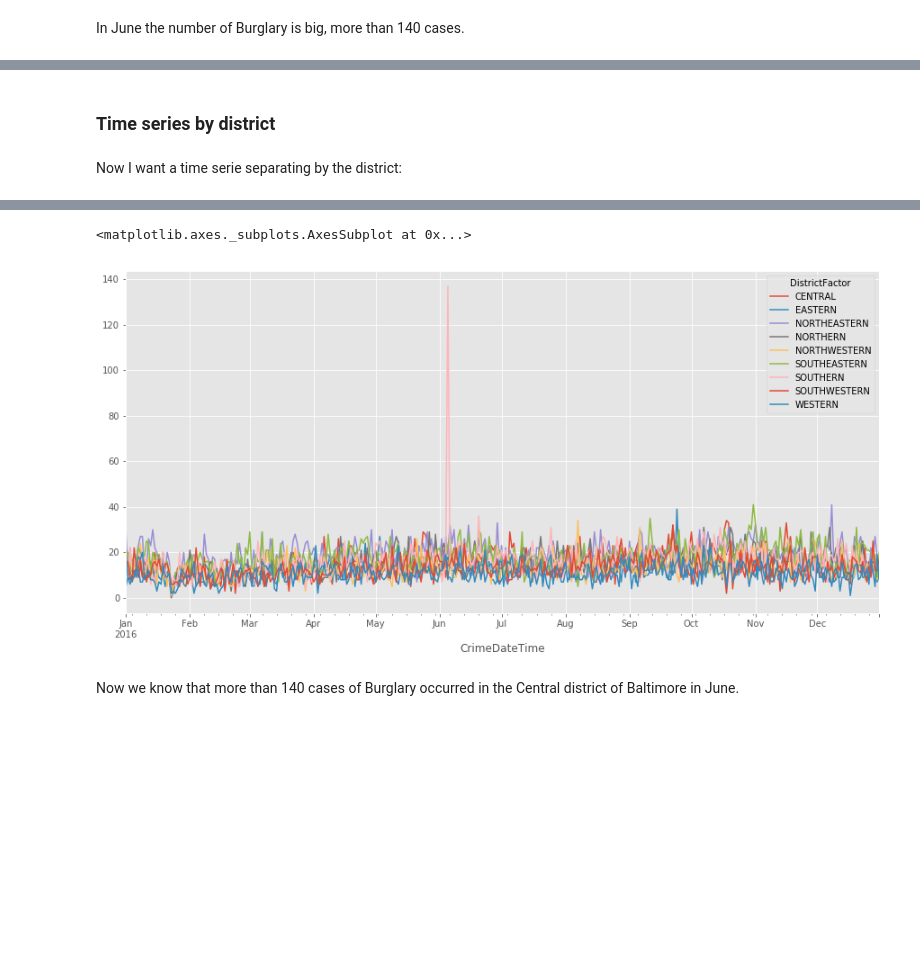
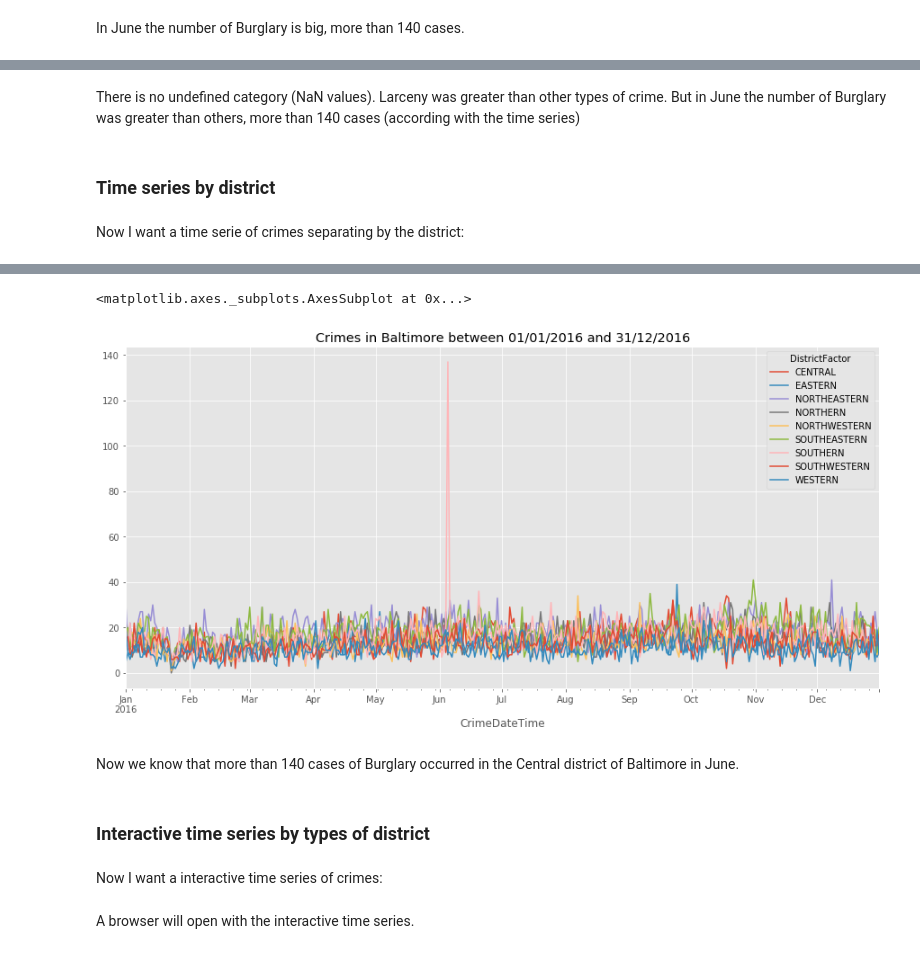
Before and after one commit to rmmariano/CAP386_intro_data_science, a Jupyter notebook: projeto/crimes_baltimore/crimes_baltimore.ipynb, the cells around one changed output, grey strips where cells are left out. Drawn from its saved outputs; the diff is of its cells as text; code cells hidden in the pictures; blank space fills up the shorter version.

```diff
--- a/projeto/crimes_baltimore/crimes_baltimore.ipynb
+++ b/projeto/crimes_baltimore/crimes_baltimore.ipynb
@@ -244,6 +223,3 @@ The number os Premise and Neighborhood are big, so it's not necessary for now, l
-# %%
-df_crimes = df_crimes.drop('PremiseFactor', 1)
-df_crimes = df_crimes.drop('NeighborhoodFactor', 1)
 # %% [markdown]
 ## Convert the date in string to datetime
 # %% [markdown]
@@ -777,7 +907,11 @@ In June the number of Burglary is big, more than 140 cases.
+# %% [markdown]
+There is no undefined category (NaN values).
+Larceny was greater than other types of crime.
+But in June the number of Burglary was greater than others, more than 140 cases (according with the time series)
 # %% [markdown]
 ### Time series by district
 # %% [markdown]
-Now I want a time serie separating by the district:
+Now I want a time serie of crimes separating by the district:
 # %%
 crimes_by_district = pd.crosstab(df_crimes_query.CrimeDateTime, df_crimes_query.DistrictFactor)
 
@@ -791,9 +925,14 @@ crimes_by_district.head()
 | 2016-01-04 | 14 | 10 | 14 | 7 | 18 | 17 | 12 | 8 | ... |
 | 2016-01-05 | 10 | 12 | 19 | 10 | 13 | 15 | 16 | 22 | ... |
 # %%
-crimes_by_district.plot(figsize=(15,7))
+crimes_by_district.plot(figsize=(15,7),
+                        title=title_of_plot)
 # %% [output]
 <matplotlib.axes._subplots.AxesSubplot at 0x...>
-[figure, old version]
+[figure, new version]
 # %% [markdown]
 Now we know that more than 140 cases of Burglary occurred in the Central district of Baltimore in June.
+# %% [markdown]
+### Interactive time series by types of district
+# %% [markdown]
+Now I want a interactive time series of crimes:
@@ -799,0 +946,2 @@ Now we know that more than 140 cases of Burglary occurred in the Central distric
+# %% [markdown]
+A browser will open with the interactive time series.
```
Also changed, not shown: parts of 91 cells of this notebook, 1 other file.
